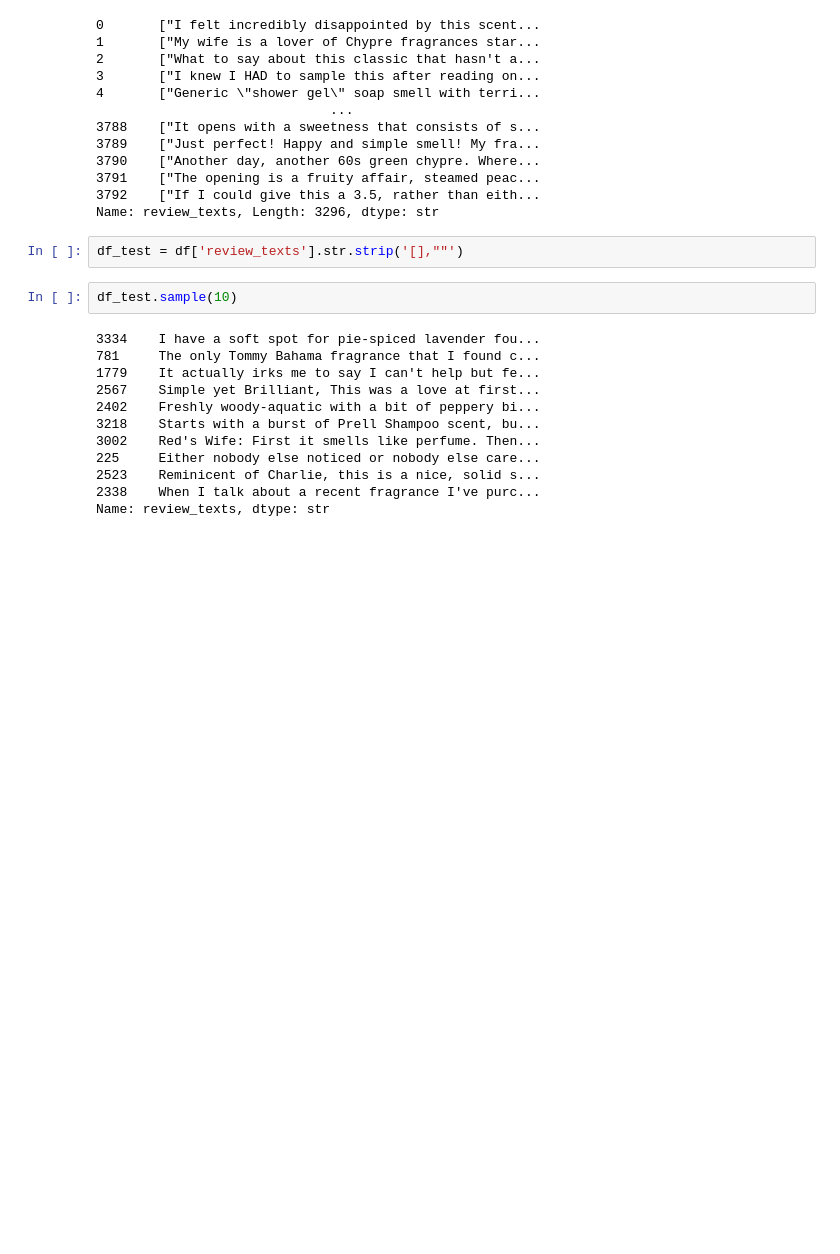
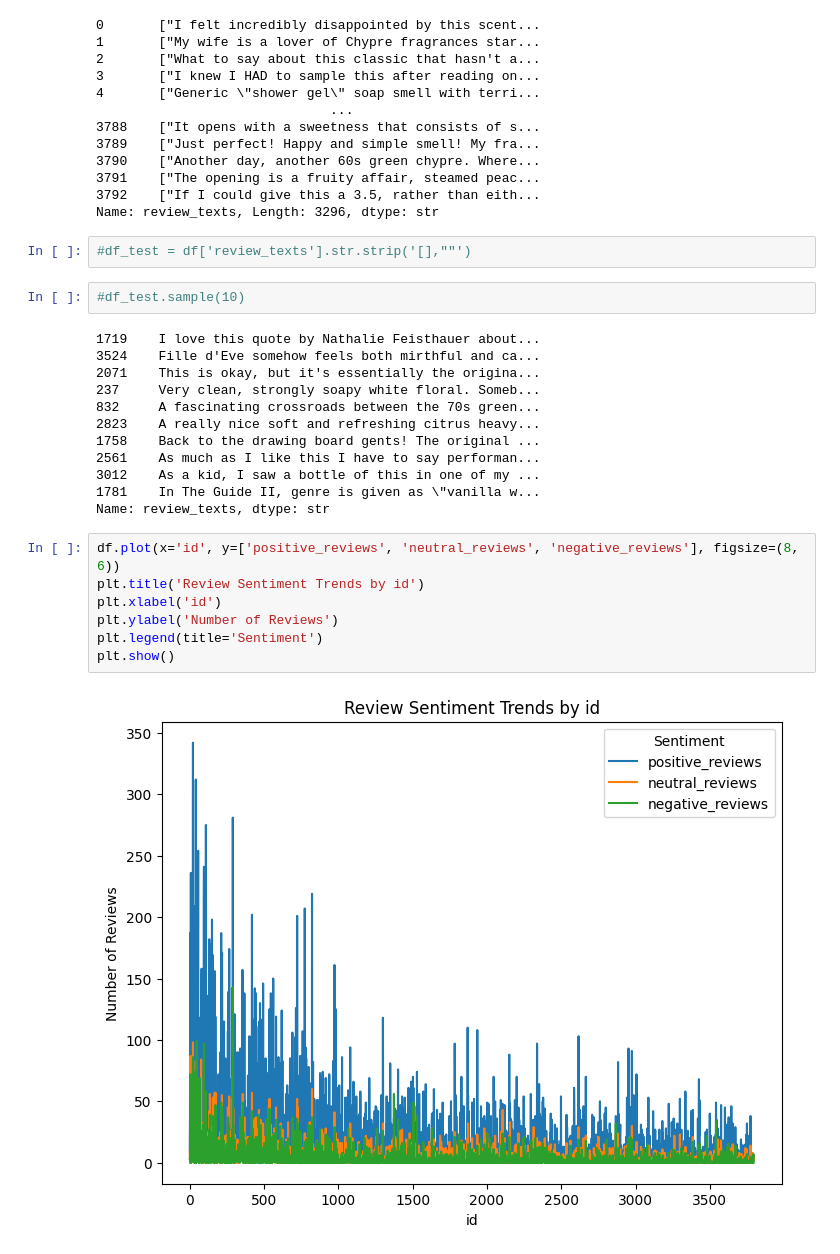
Before and after one commit to gauravkumarML/cologne-recommender, a Jupyter notebook: src/EDA_cologne.ipynb, the cells around one changed output. Drawn from its saved outputs; the diff is of its cells as text; blank space fills up the shorter version.

```diff
--- a/src/EDA_cologne.ipynb
+++ b/src/EDA_cologne.ipynb
@@ -156,18 +156,27 @@ df['review_texts']
 3792    ["If I could give this a 3.5, rather than eith...
 Name: review_texts, Length: 3296, dtype: str
 # %%
-df_test = df['review_texts'].str.strip('[],""')
+#df_test = df['review_texts'].str.strip('[],""')
 # %%
-df_test.sample(10)
+#df_test.sample(10)
 # %% [output]
-3334    I have a soft spot for pie-spiced lavender fou...
-781     The only Tommy Bahama fragrance that I found c...
-1779    It actually irks me to say I can't help but fe...
-2567    Simple yet Brilliant, This was a love at first...
-2402    Freshly woody-aquatic with a bit of peppery bi...
-3218    Starts with a burst of Prell Shampoo scent, bu...
-3002    Red's Wife: First it smells like perfume. Then...
-225     Either nobody else noticed or nobody else care...
-2523    Reminicent of Charlie, this is a nice, solid s...
-2338    When I talk about a recent fragrance I've purc...
+1719    I love this quote by Nathalie Feisthauer about...
+3524    Fille d'Eve somehow feels both mirthful and ca...
+2071    This is okay, but it's essentially the origina...
+237     Very clean, strongly soapy white floral. Someb...
+832     A fascinating crossroads between the 70s green...
+2823    A really nice soft and refreshing citrus heavy...
+1758    Back to the drawing board gents! The original ...
+2561    As much as I like this I have to say performan...
+3012    As a kid, I saw a bottle of this in one of my ...
+1781    In The Guide II, genre is given as \"vanilla w...
 Name: review_texts, dtype: str
+# %%
+df.plot(x='id', y=['positive_reviews', 'neutral_reviews', 'negative_reviews'], figsize=(8, 6))
+plt.title('Review Sentiment Trends by id')
+plt.xlabel('id')
+plt.ylabel('Number of Reviews')
+plt.legend(title='Sentiment')
+plt.show()
+# %% [output]
+[figure, added]
```
Also changed, not shown: parts of 10 cells of this notebook, 1 other file.
